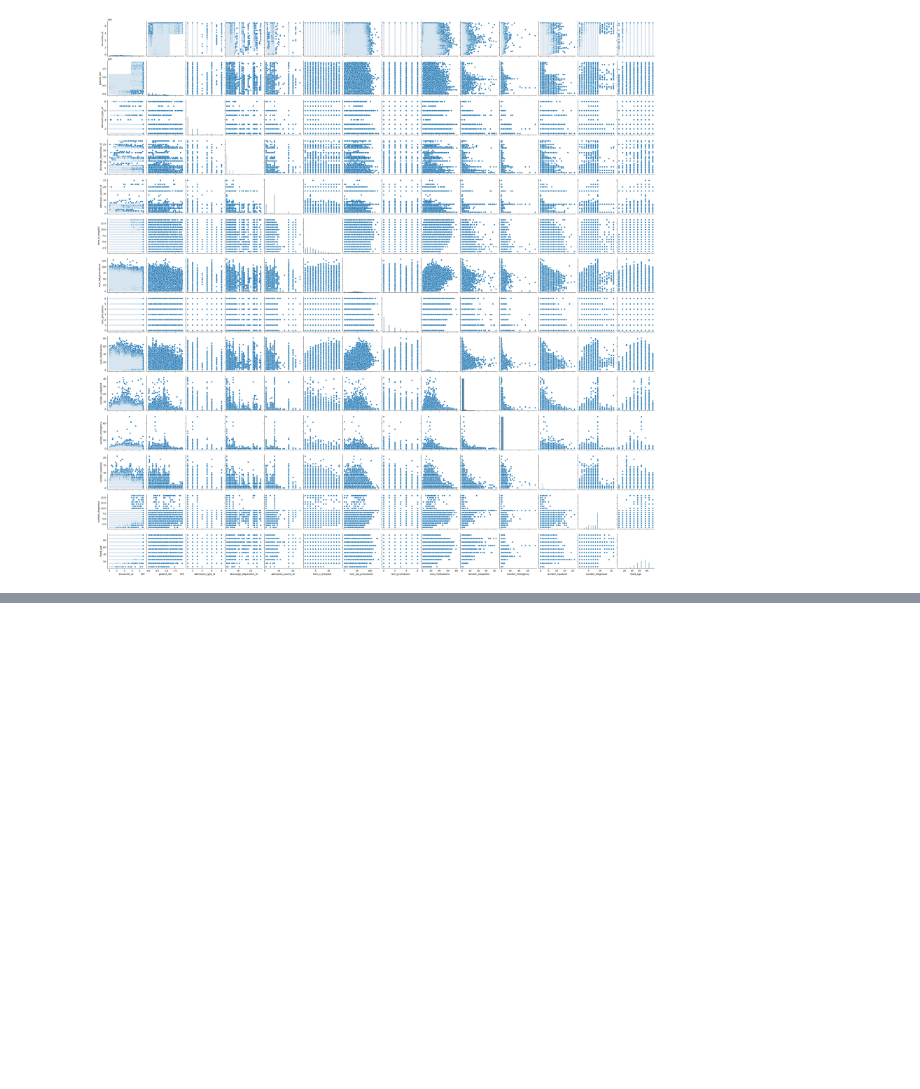
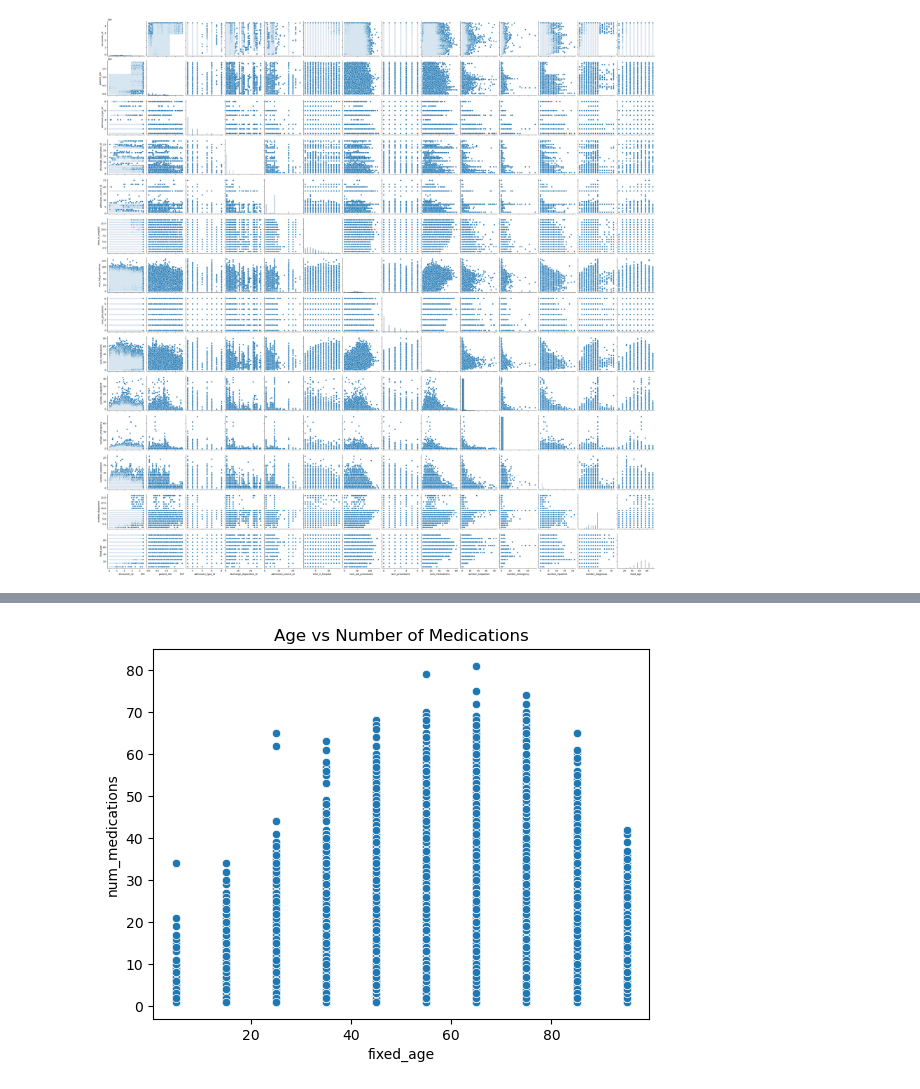
Before and after one commit to nditanaka/cs-520-90-diabetes-readmissions, a Jupyter notebook: notebook.ipynb, the cells around one changed output, grey strips where cells are left out. Saved outputs shown, nothing was run; the diff lists cells and outputs as text; code cells hidden in the pictures; blank space fills up the shorter version.

```diff
--- a/notebook.ipynb
+++ b/notebook.ipynb
@@ -110,0 +111,5 @@ value_counts.plot(kind='pie', autopct='%1.1f%%', startangle=90, colors=['#ff9999
+# %%
+sb.scatterplot(x='fixed_age', y='num_medications', data=data).set(title="Age vs Number of Medications")
+plt.show()
+# %% [output]
+[figure, added]
```
Also changed, not shown: parts of 7 cells of this notebook.
